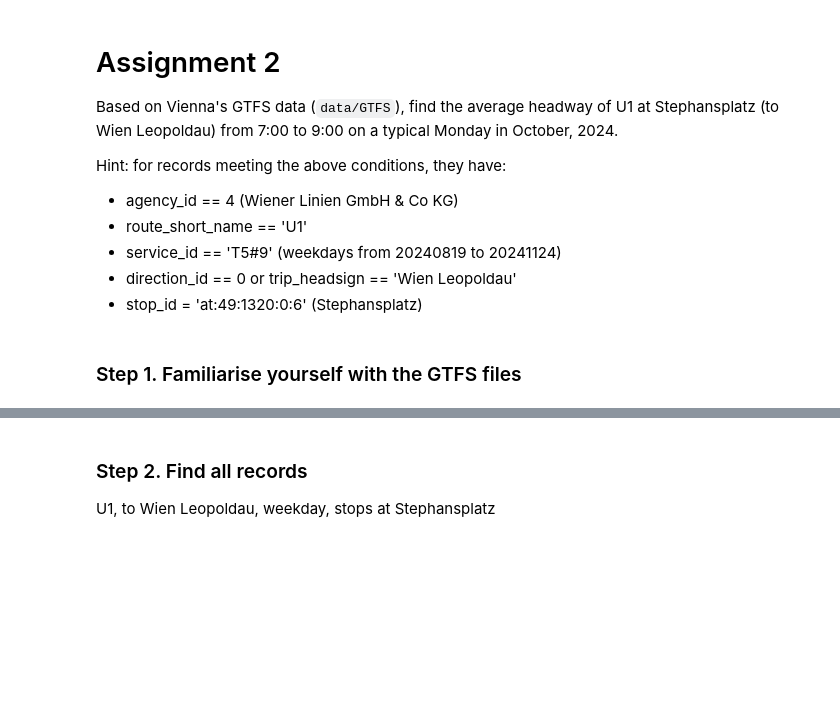
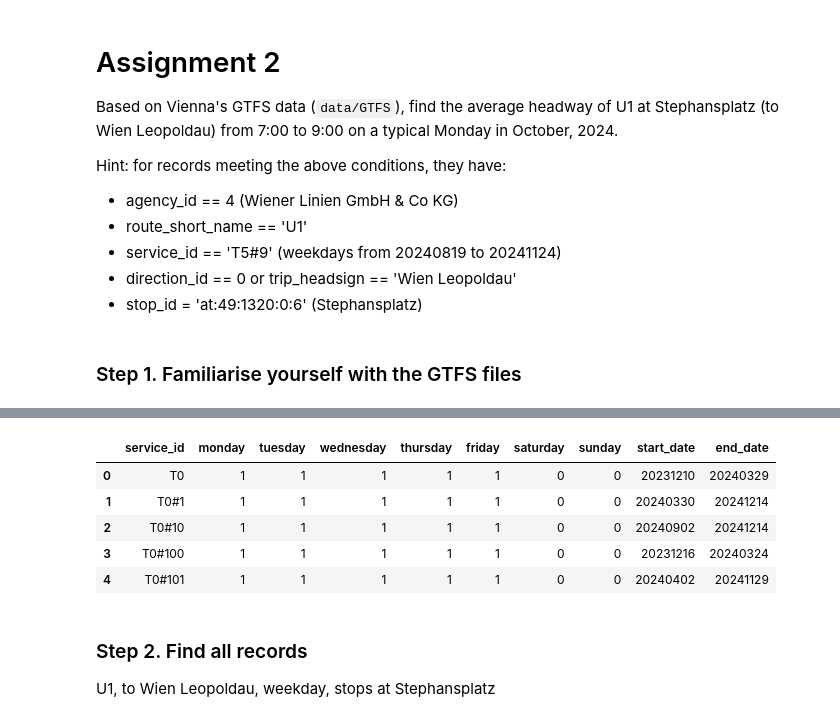
Before and after one commit to PropovedNik007/TUW_231028, a Jupyter notebook: homework.ipynb, the cells around one changed output, grey strips where cells are left out. Saved outputs shown, nothing was run; the diff lists cells and outputs as text; code cells hidden in the pictures; blank space fills up the shorter version.

```diff
--- a/homework.ipynb
+++ b/homework.ipynb
@@ -38,3 +51,13 @@ gtfs_agency.head()
+# %%
+gtfs_calendar = pd.read_csv('data/GTFS/calendar.txt')
+gtfs_calendar.head()
+# %% [output]
+|  | service_id | monday | tuesday | wednesday | thursday | friday | saturday | sunday | start_date | end_date |
+| 0 | T0 | 1 | 1 | 1 | 1 | 1 | 0 | 0 | 20231210 | 20240329 |
+| 1 | T0#1 | 1 | 1 | 1 | 1 | 1 | 0 | 0 | 20240330 | 20241214 |
+| 2 | T0#10 | 1 | 1 | 1 | 1 | 1 | 0 | 0 | 20240902 | 20241214 |
+| 3 | T0#100 | 1 | 1 | 1 | 1 | 1 | 0 | 0 | 20231216 | 20240324 |
+| 4 | T0#101 | 1 | 1 | 1 | 1 | 1 | 0 | 0 | 20240402 | 20241129 |
 # %% [markdown]
 ### Step 2. Find all records
 U1, to Wien Leopoldau, weekday, stops at Stephansplatz
```
Also changed, not shown: parts of 7 cells of this notebook, 2 other files.
